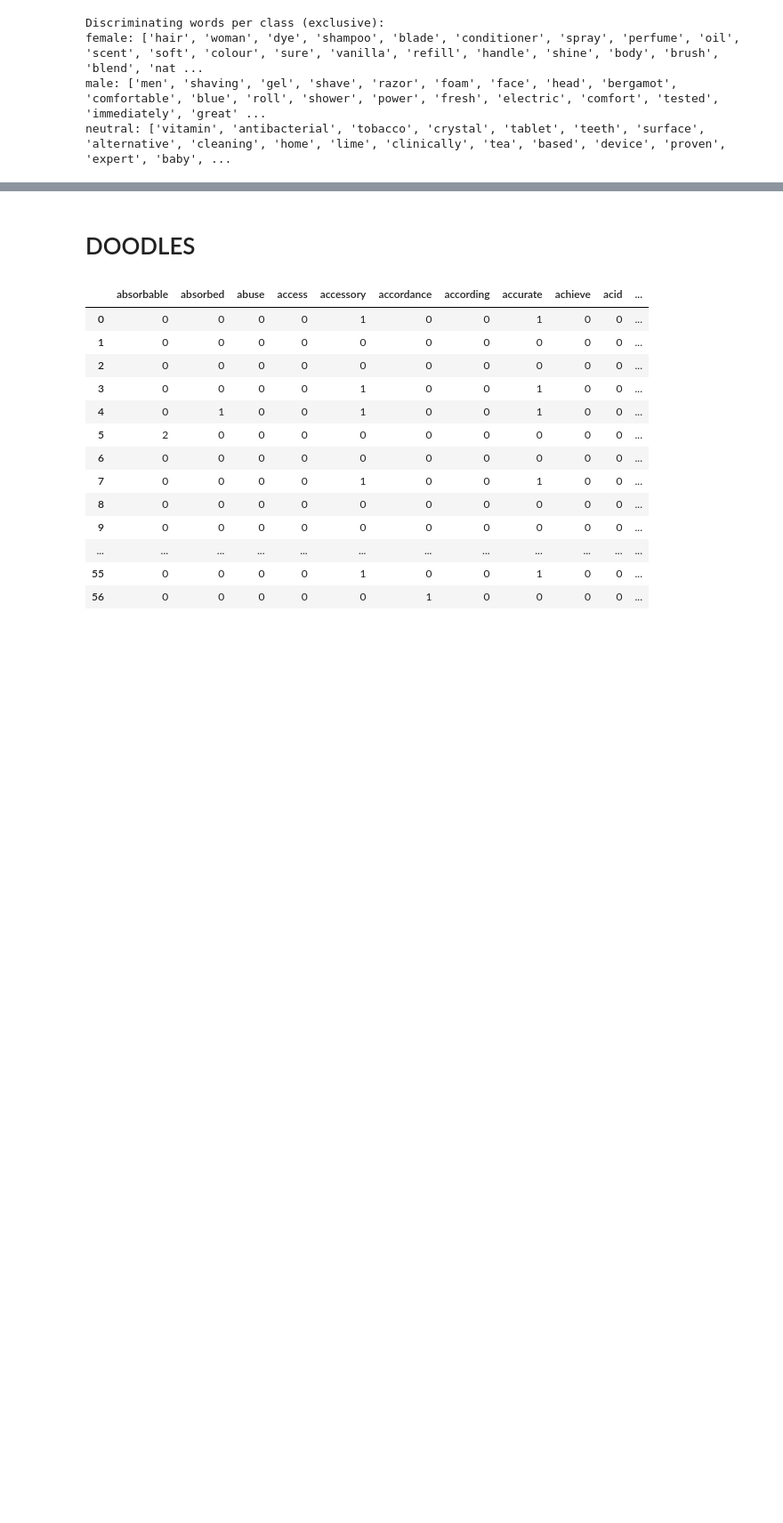
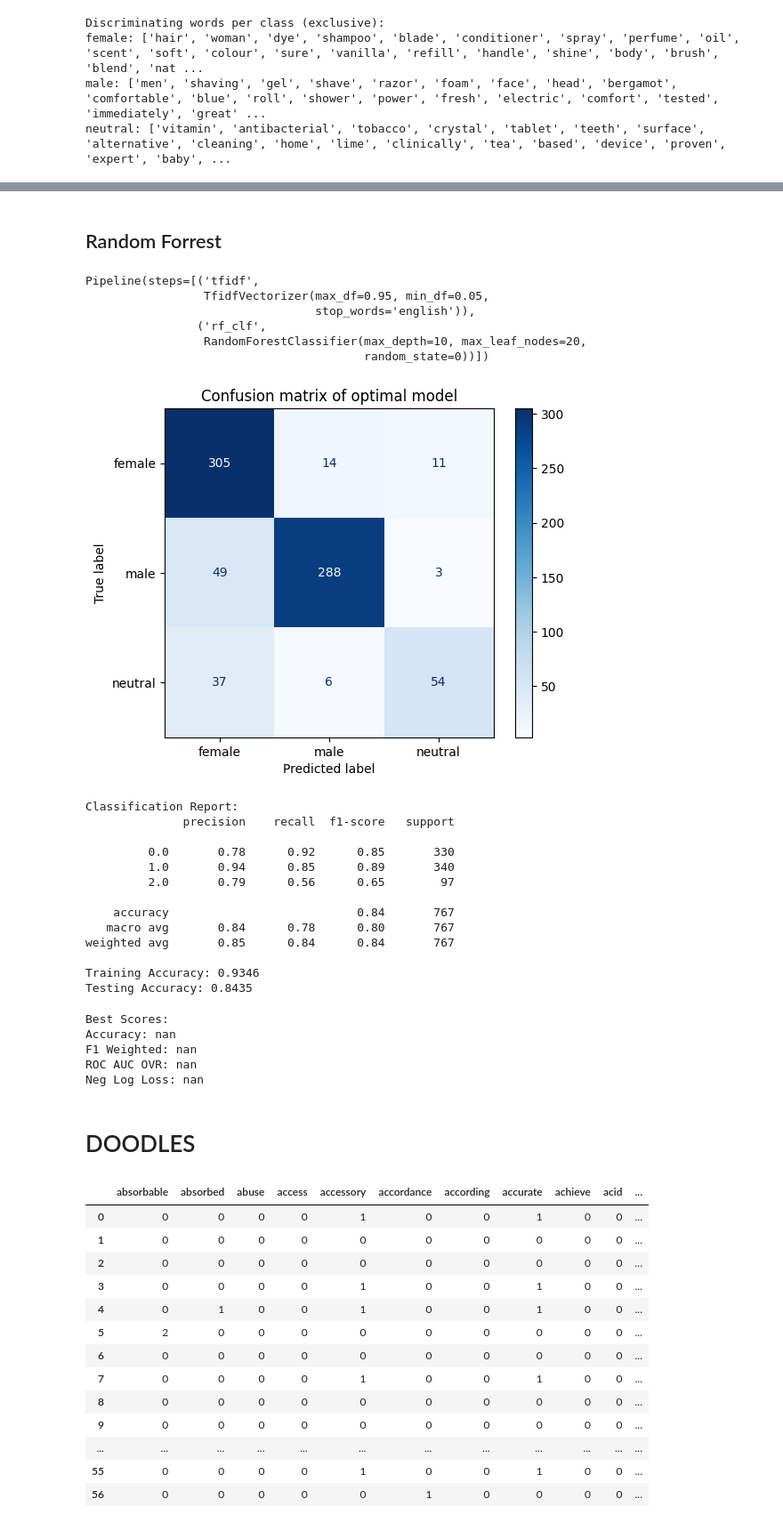
Before and after one commit to aleksandrajaremko/PP422-group-project, a Jupyter notebook: workbook_gender_from_text_aj.ipynb, the cells around one changed output, grey strips where cells are left out. Shown: that part at 89% size. Saved outputs shown, nothing was run; the diff lists cells and outputs as text; code cells hidden in the pictures; blank space fills up the shorter version.

```diff
--- a/workbook_gender_from_text_aj.ipynb
+++ b/workbook_gender_from_text_aj.ipynb
@@ -580,0 +728,21 @@ neutral: ['vitamin', 'antibacterial', 'tobacco', 'crystal', 'tablet', 'teeth', '
+# %% [markdown]
+## Random Forrest
+# %%
+# Creating a pipeline
+text_pipe_rf = Pipeline(
+    [
+        ('tfidf', TfidfVectorizer(ngram_range=(1,1), min_df=0.05, max_df=0.95, stop_words='english')),
+        ('rf_clf', RandomForestClassifier(max_leaf_nodes=20, max_depth= 10, random_state=0))
+
+     ]
+)
+
+# Fitting the pipeline to our training data
+text_pipe_rf.fit(X_train, y_train)
+# %% [output]
+Pipeline(steps=[('tfidf',
+                 TfidfVectorizer(max_df=0.95, min_df=0.05,
+                                 stop_words='english')),
+                ('rf_clf',
+                 RandomForestClassifier(max_depth=10, max_leaf_nodes=20,
+                                        random_state=0))])
@@ -581,3 +778,60 @@ neutral: ['vitamin', 'antibacterial', 'tobacco', 'crystal', 'tablet', 'teeth', '
+# %%
+# Fit to data
+grid_search.fit(X_train, y_train)
+
+print("Best Parameters:", grid_search.best_params_)
+# %%
+# Get best model and predictions
+best_model = grid_search.best_estimator_
+y_pred = best_model.predict(X_test)
+
+# Confusion matrix
+cm = confusion_matrix(y_test, y_pred)
+disp = ConfusionMatrixDisplay(confusion_matrix=cm,
+                             display_labels=["female","male","neutral"])
+disp.plot(cmap='Blues')
+plt.title('Confusion matrix of optimal model')
+plt.show()
+
+# Classification report
+print("\nClassification Report:")
+print(classification_report(y_test, y_pred))
+
+# Training accuracy
+train_accuracy = best_model.score(X_train, y_train)
+print(f"Training Accuracy: {train_accuracy:.4f}")
+
+# Testing accuracy
+test_accuracy = best_model.score(X_test, y_test)
+print(f"Testing Accuracy: {test_accuracy:.4f}")
+# %% [output]
+[figure, added]
+Classification Report:
+              precision    recall  f1-score   support
+
+         0.0       0.78      0.92      0.85       330
+         1.0       0.94      0.85      0.89       340
+         2.0       0.79      0.56      0.65        97
+
+    accuracy                           0.84       767
+   macro avg       0.84      0.78      0.80       767
+weighted avg       0.85      0.84      0.84       767
+
+Training Accuracy: 0.9346
+Testing Accuracy: 0.8435
+# %%
+# Best scores for each metric
+print("\nBest Scores:")
+print(f"Accuracy: {grid_search.cv_results_['mean_test_accuracy'].max():.4f}")
+print(f"F1 Weighted: {grid_search.cv_results_['mean_test_f1_weighted'].max():.4f}")
+print(f"ROC AUC OVR: {grid_search.cv_results_['mean_test_roc_auc_ovr'].max():.4f}")
+print(f"Neg Log Loss: {grid_search.cv_results_['mean_test_neg_log_loss'].min():.4f}")
+# %% [output]
+Best Scores:
+Accuracy: nan
+F1 Weighted: nan
+ROC AUC OVR: nan
+Neg Log Loss: nan
 # %% [markdown]
 # DOODLES
 # %%
```
Also changed, not shown: parts of 29 cells of this notebook, 1 other file.
